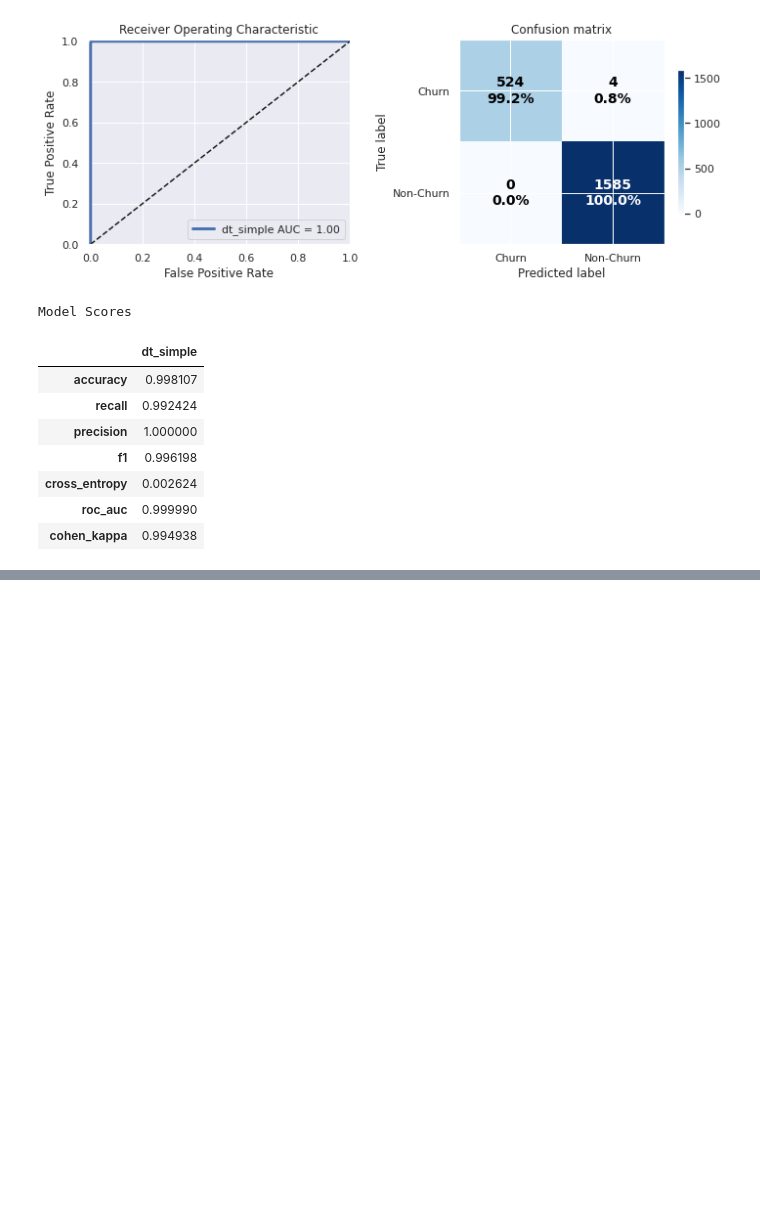
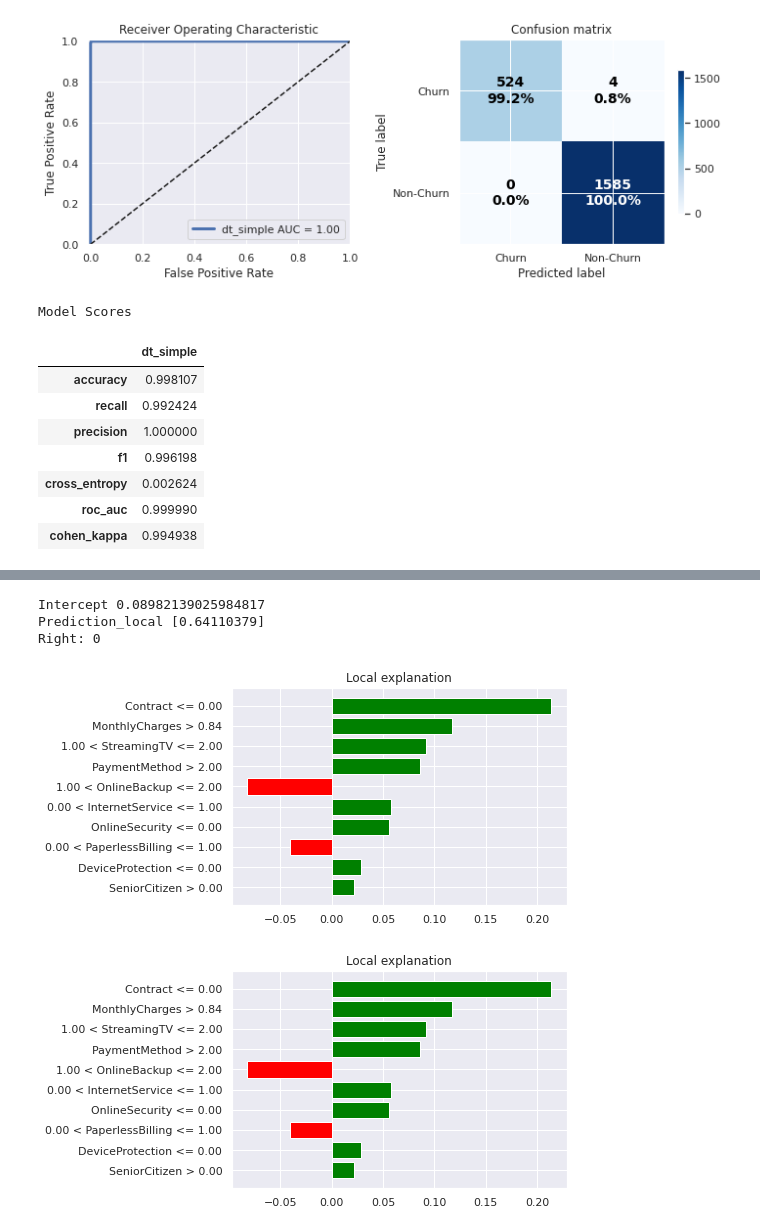
Before and after one commit to mikep67/mkp_code, a Jupyter notebook: Institute of Data Course/telco-customer-churn-project/notebook/customer-churn-DecisionForest.ipynb, the cells around one changed output, grey strips where cells are left out. Saved outputs shown, nothing was run; the diff lists cells and outputs as text; code cells hidden in the pictures; blank space fills up the shorter version.

```diff
--- a/Institute of Data Course/telco-customer-churn-project/notebook/customer-churn-DecisionForest.ipynb
+++ b/Institute of Data Course/telco-customer-churn-project/notebook/customer-churn-DecisionForest.ipynb
@@ -195,0 +215,9 @@ Model Scores
+# %%
+exp = explainer.explain_instance(x_test.iloc[10], model.predict)
+exp.as_pyplot_figure()
+# %% [output]
+Intercept 0.08982139025984817
+Prediction_local [0.64110379]
+Right: 0
+[figure, added]
+[figure, added]
```
Also changed, not shown: parts of 10 cells of this notebook, 3 other files.
